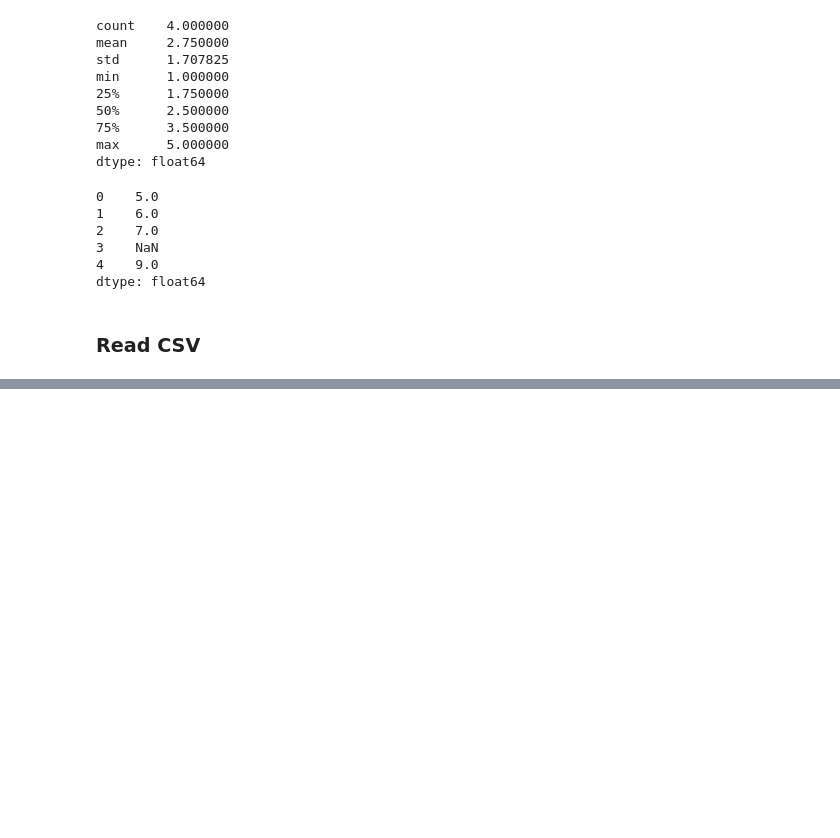
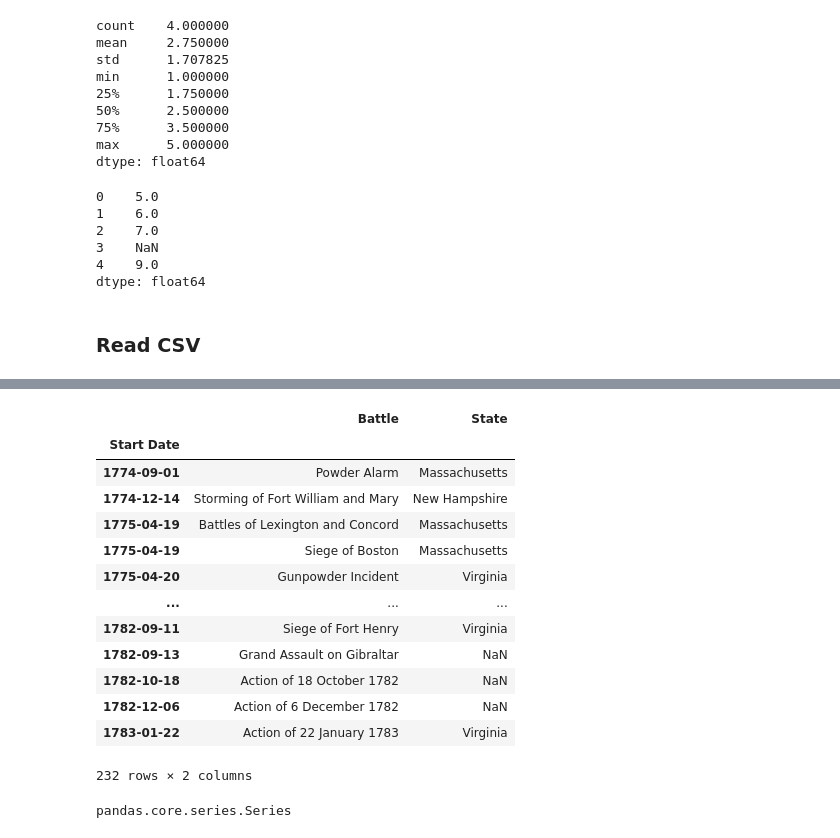
Before and after one commit to mse056/pandas, a Jupyter notebook: pandas.ipynb, the cells around one changed output, grey strips where cells are left out. Cells and saved outputs as stored; diff of their text form; code cells hidden in the pictures; blank space fills up the shorter version.

```diff
--- a/pandas.ipynb
+++ b/pandas.ipynb
@@ -195,0 +305,25 @@ dtype: float64
+# %%
+battles = pd.read_csv('revolutionary_war.csv', parse_dates=['Start Date'], index_col='Start Date').squeeze('columns')
+battles
+# %% [output]
+|  | Battle | State |
+| Start Date |  |  |
+| 1774-09-01 | Powder Alarm | Massachusetts |
+| 1774-12-14 | Storming of Fort William and Mary | New Hampshire |
+| 1775-04-19 | Battles of Lexington and Concord | Massachusetts |
+| 1775-04-19 | Siege of Boston | Massachusetts |
+| 1775-04-20 | Gunpowder Incident | Virginia |
+| ... | ... | ... |
+| 1782-09-11 | Siege of Fort Henry | Virginia |
+| 1782-09-13 | Grand Assault on Gibraltar | NaN |
+| 1782-10-18 | Action of 18 October 1782 | NaN |
+| 1782-12-06 | Action of 6 December 1782 | NaN |
+| 1783-01-22 | Action of 22 January 1783 | Virginia |
+232 rows × 2 columns
+# %%
+# in above code squeeze method doesn't works beacuse we have two column without index
+# so load just one column except index column
+battles = pd.read_csv('revolutionary_war.csv', parse_dates=['Start Date'], usecols=['State', 'Start Date'], index_col='Start Date').squeeze('columns')
+type(battles)
+# %% [output]
+pandas.core.series.Series
```
Also changed, not shown: parts of 21 cells of this notebook.
